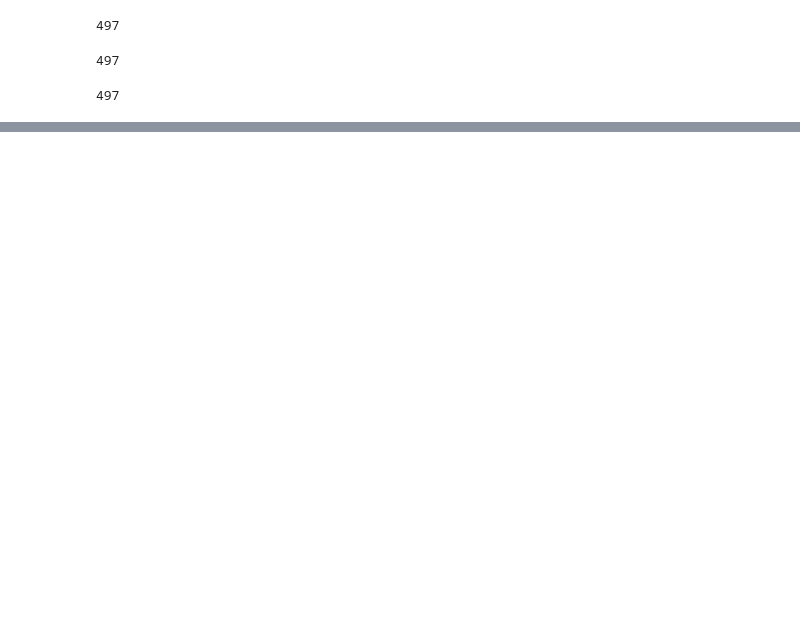
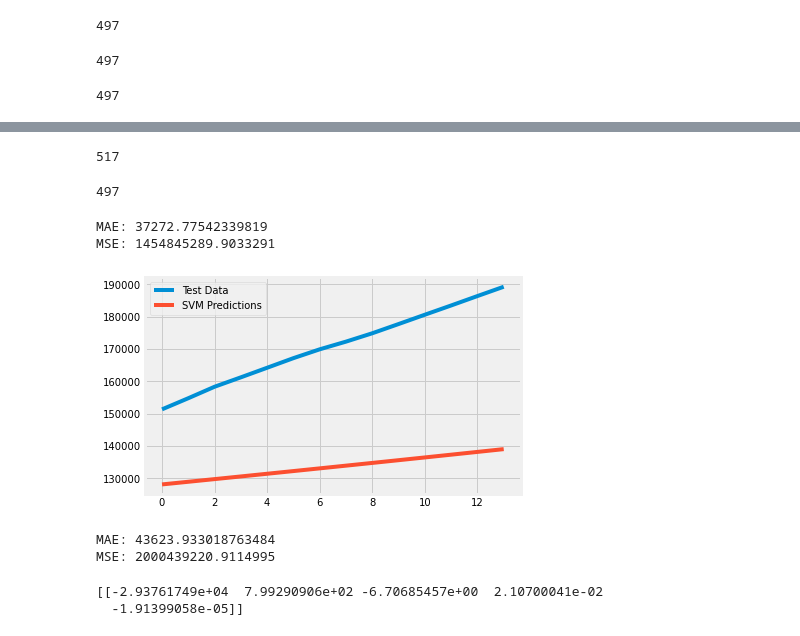
Before and after one commit to nilupulmanodya/covid-19-dashboard-for-SL, a Jupyter notebook: notebooks/Pipeline for Time Series anlysis.ipynb, the cells around one changed output, grey strips where cells are left out. Saved outputs shown, nothing was run; the diff lists cells and outputs as text; code cells hidden in the pictures; blank space fills up the shorter version.

Commit message:
prediction models

```diff
--- a/notebooks/Pipeline for Time Series anlysis.ipynb
+++ b/notebooks/Pipeline for Time Series anlysis.ipynb
@@ -142,8 +142,8 @@ sl_mortality_rate = []
 # total_active = []
 
 for i in dates:
-    sl_confirmed_sum = confirmed[i].sum()
-    sl_death_sum = deaths[i].sum()
+    sl_confirmed_sum = sl_confirmed[i].sum()
+    sl_death_sum = sl_deaths[i].sum()
 #     recovered_sum = recoveries[i].sum()
 
     # confirmed, deaths, recovered, and active
@@ -273,0 +254,8 @@ future_forcast_dates
+# %%
+len(future_forcast_dates)
+# %% [output]
+517
+# %%
+len(sl_cases)
+# %% [output]
+497
@@ -273,0 +276,17 @@ future_forcast_dates
+# %%
+# svm_confirmed = svm_search.best_estimator_
+svm_confirmed = SVR(shrinking=True, kernel='poly',gamma=0.01, epsilon=1,degree=3, C=0.1)
+svm_confirmed.fit(X_train_confirmed, y_train_confirmed)
+svm_pred = svm_confirmed.predict(future_forcast)
+# %%
+# check against testing data
+svm_test_pred = svm_confirmed.predict(X_test_confirmed)
+plt.plot(y_test_confirmed)
+plt.plot(svm_test_pred)
+plt.legend(['Test Data', 'SVM Predictions'])
+print('MAE:', mean_absolute_error(svm_test_pred, y_test_confirmed))
+print('MSE:',mean_squared_error(svm_test_pred, y_test_confirmed))
+# %% [output]
+MAE: 37272.77542339819
+MSE: 1454845289.9033291
+[figure, added]
@@ -273,0 +304,16 @@ future_forcast_dates
+# %%
+# polynomial regression
+linear_model = LinearRegression(normalize=True, fit_intercept=False)
+linear_model.fit(poly_X_train_confirmed, y_train_confirmed)
+test_linear_pred = linear_model.predict(poly_X_test_confirmed)
+linear_pred = linear_model.predict(poly_future_forcast)
+print('MAE:', mean_absolute_error(test_linear_pred, y_test_confirmed))
+print('MSE:',mean_squared_error(test_linear_pred, y_test_confirmed))
+# %% [output]
+MAE: 43623.933018763484
+MSE: 2000439220.9114995
+# %%
+print(linear_model.coef_)
+# %% [output]
+[[-2.93761749e+04  7.99290906e+02 -6.70685457e+00  2.10700041e-02
+  -1.91399058e-05]]
```
Also changed, not shown: parts of 22 cells of this notebook, 1 other file.
